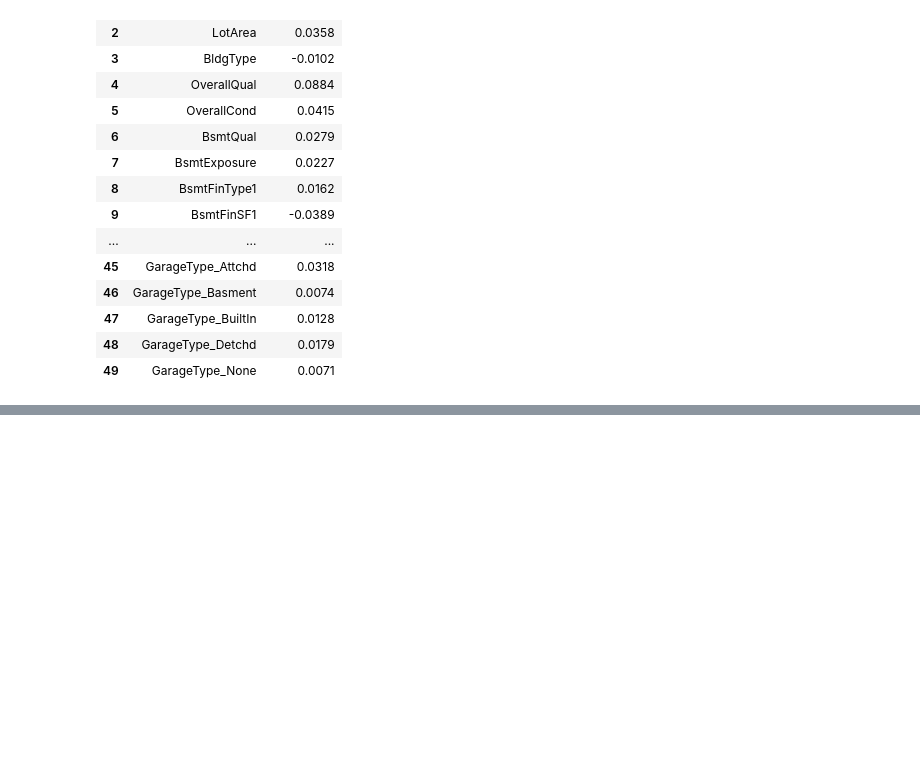
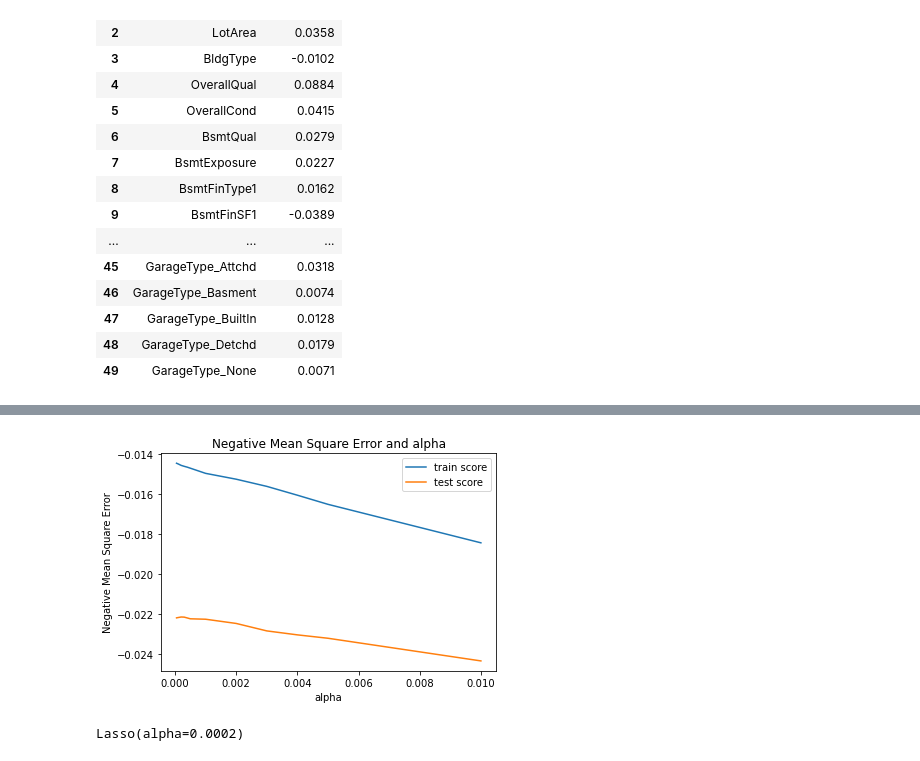
Before and after one commit to GautiBhutani/HousePredictionAssignment, a Jupyter notebook: advanced_regression-part1.ipynb, the cells around one changed output, grey strips where cells are left out. Drawn from its saved outputs; the diff is of its cells as text; code cells hidden in the pictures; blank space fills up the shorter version.

```diff
--- a/advanced_regression-part1.ipynb
+++ b/advanced_regression-part1.ipynb
@@ -1093,4 +911,0 @@ Index(['TotalBsmtSF', 'GarageType_None', 'OverallQual', 'GarageYrBlt',
-# %%
-# Removing the top 5 predcitors from the X_train and X_test dataset
-X_train = X_train.drop(['OverallQual', 'TotalBsmtSF', 'GrLivArea', 'SaleCondition','OverallCond'], axis=1)
-X_test= X_test.drop(['OverallQual', 'TotalBsmtSF', 'GrLivArea', 'SaleCondition','OverallCond'], axis=1)
@@ -1168,0 +914,18 @@ Index(['1stFlrSF', '2ndFlrSF', 'GarageCars', 'KitchenQual', 'BsmtQual'], dtype='
+# %%
+lasso = Lasso()
+
+# list of alphas values
+
+params = {'alpha': [0.00005,0.0001, 0.0002, 0.0003, 0.0004, 0.0005, 0.001, 0.002, 0.003, 0.004, 0.005, 0.01]}
+
+# cross validation
+
+folds = 5
+lasso_cv = GridSearchCV(estimator = lasso,
+                        param_grid = params,
+                        scoring= 'neg_mean_squared_error',
+                        cv = folds,
+                        return_train_score=True,
+                        verbose = 1)
+
+lasso_cv.fit(X_train, y_train)
@@ -1168,0 +940,5 @@ Index(['1stFlrSF', '2ndFlrSF', 'GarageCars', 'KitchenQual', 'BsmtQual'], dtype='
+# %%
+# display the mean scores
+
+lasso_cv_results = pd.DataFrame(lasso_cv.cv_results_)
+lasso_cv_results[['param_alpha', 'mean_train_score', 'mean_test_score', 'rank_test_score']].sort_values(by = ['rank_test_score'])
@@ -1168,0 +959,23 @@ Index(['1stFlrSF', '2ndFlrSF', 'GarageCars', 'KitchenQual', 'BsmtQual'], dtype='
+# %%
+# plotting mean test and train scoes with alpha
+
+lasso_cv_results['param_alpha'] = lasso_cv_results['param_alpha'].astype('float64')
+
+# plot
+
+plt.plot(lasso_cv_results['param_alpha'], lasso_cv_results['mean_train_score'])
+plt.plot(lasso_cv_results['param_alpha'], lasso_cv_results['mean_test_score'])
+plt.xlabel('alpha')
+plt.ylabel('Negative Mean Square Error')
+
+plt.title("Negative Mean Square Error and alpha")
+plt.legend(['train score', 'test score'], loc='upper right')
+plt.show()
+# %% [output]
+[figure, added]
+# %%
+# get the best estimator for lambda
+
+lasso_cv.best_estimator_
+# %% [output]
+Lasso(alpha=0.0002)
```
Also changed, not shown: parts of 130 cells of this notebook, 2 other files.
